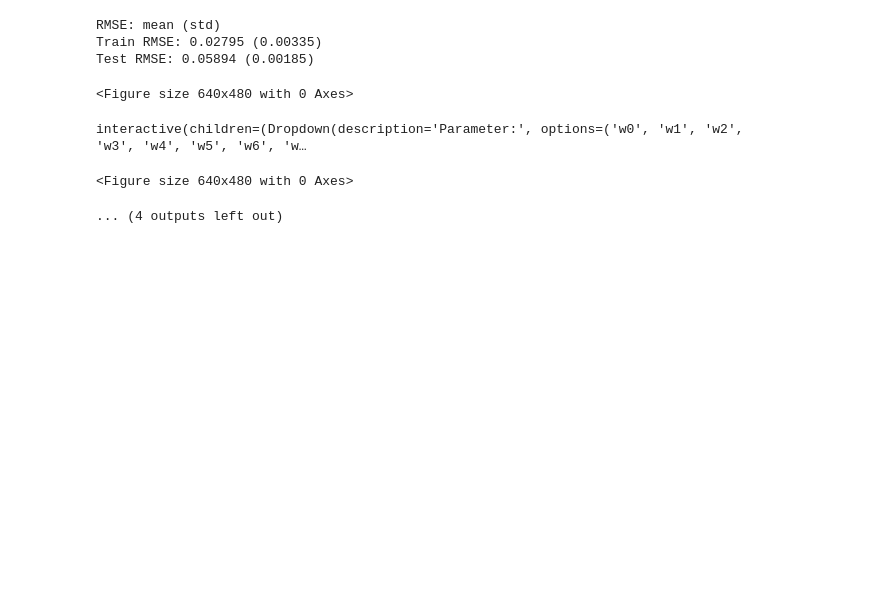
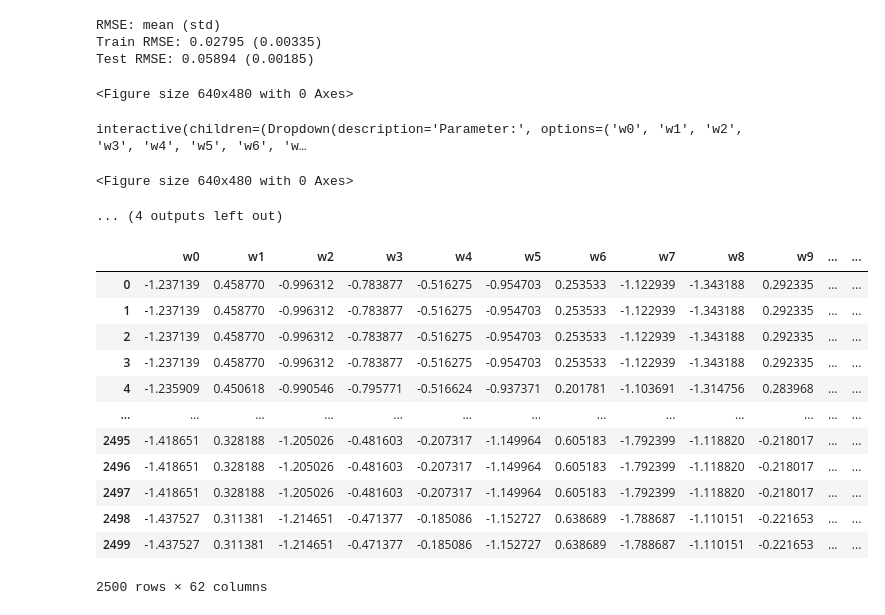
Before and after one commit to schncl/Compstats_proj, a Jupyter notebook: Jittered-Bayesian-Neural-Network.ipynb, the cells around one changed output. Cells and saved outputs as stored; diff of their text form; code cells hidden in the pictures; blank space fills up the shorter version.

```diff
--- a/Jittered-Bayesian-Neural-Network.ipynb
+++ b/Jittered-Bayesian-Neural-Network.ipynb
@@ -951,3 +951,19 @@ Test RMSE: 0.05894 (0.00185)
 interactive(children=(Dropdown(description='Parameter:', options=('w0', 'w1', 'w2', 'w3', 'w4', 'w5', 'w6', 'w…
 <Figure size 640x480 with 0 Axes>
 ... (4 outputs left out)
+# %%
+results
+# %% [output]
+|  | w0 | w1 | w2 | w3 | w4 | w5 | w6 | w7 | w8 | w9 | ... | ... |
+| 0 | -1.237139 | 0.458770 | -0.996312 | -0.783877 | -0.516275 | -0.954703 | 0.253533 | -1.122939 | -1.343188 | 0.292335 | ... | ... |
+| 1 | -1.237139 | 0.458770 | -0.996312 | -0.783877 | -0.516275 | -0.954703 | 0.253533 | -1.122939 | -1.343188 | 0.292335 | ... | ... |
+| 2 | -1.237139 | 0.458770 | -0.996312 | -0.783877 | -0.516275 | -0.954703 | 0.253533 | -1.122939 | -1.343188 | 0.292335 | ... | ... |
+| 3 | -1.237139 | 0.458770 | -0.996312 | -0.783877 | -0.516275 | -0.954703 | 0.253533 | -1.122939 | -1.343188 | 0.292335 | ... | ... |
+| 4 | -1.235909 | 0.450618 | -0.990546 | -0.795771 | -0.516624 | -0.937371 | 0.201781 | -1.103691 | -1.314756 | 0.283968 | ... | ... |
+| ... | ... | ... | ... | ... | ... | ... | ... | ... | ... | ... | ... | ... |
+| 2495 | -1.418651 | 0.328188 | -1.205026 | -0.481603 | -0.207317 | -1.149964 | 0.605183 | -1.792399 | -1.118820 | -0.218017 | ... | ... |
+| 2496 | -1.418651 | 0.328188 | -1.205026 | -0.481603 | -0.207317 | -1.149964 | 0.605183 | -1.792399 | -1.118820 | -0.218017 | ... | ... |
+| 2497 | -1.418651 | 0.328188 | -1.205026 | -0.481603 | -0.207317 | -1.149964 | 0.605183 | -1.792399 | -1.118820 | -0.218017 | ... | ... |
+| 2498 | -1.437527 | 0.311381 | -1.214651 | -0.471377 | -0.185086 | -1.152727 | 0.638689 | -1.788687 | -1.110151 | -0.221653 | ... | ... |
+| 2499 | -1.437527 | 0.311381 | -1.214651 | -0.471377 | -0.185086 | -1.152727 | 0.638689 | -1.788687 | -1.110151 | -0.221653 | ... | ... |
+2500 rows × 62 columns
```
Also changed, not shown: parts of 1 cell of this notebook.
